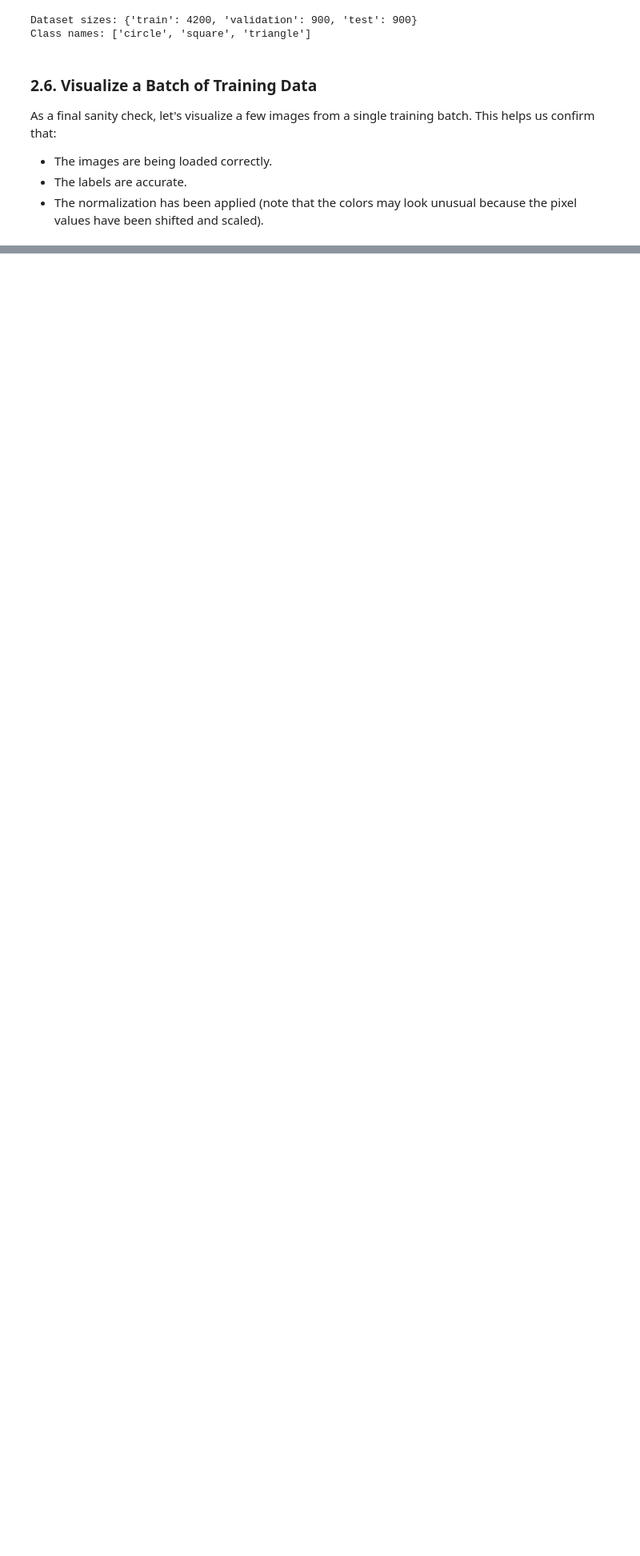
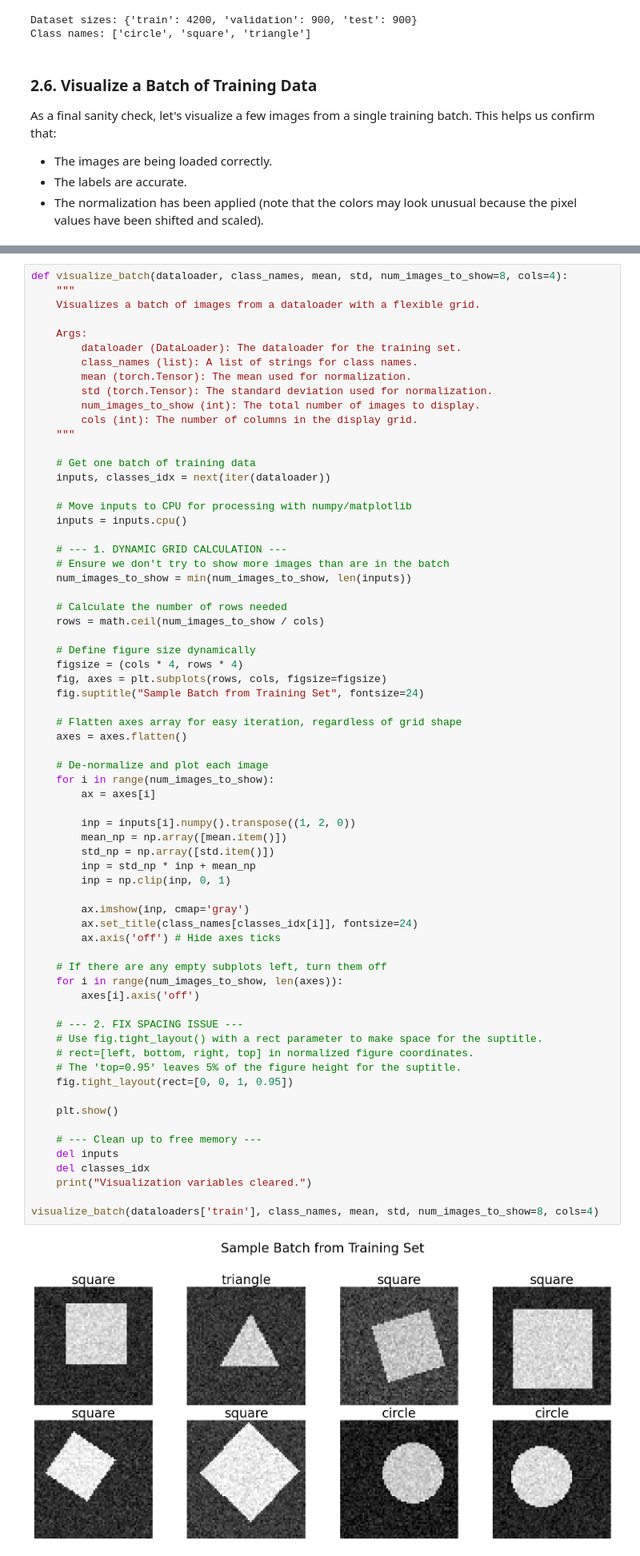
Before and after one commit to gildasZ/shape-classifier-pytorch, a Jupyter notebook: ShapeClassifier/Shape_Classifier.ipynb, the cells around one changed output, grey strips where cells are left out. Shown at 80% size. Saved outputs shown, nothing was run; the diff lists cells and outputs as text; blank space fills up the shorter version.

```diff
--- a/ShapeClassifier/Shape_Classifier.ipynb
+++ b/ShapeClassifier/Shape_Classifier.ipynb
@@ -371,0 +346,69 @@ imshow(out, title=[class_names[x] for x in classes_idx[:8]])
+# %%
+def visualize_batch(dataloader, class_names, mean, std, num_images_to_show=8, cols=4):
+    """
+    Visualizes a batch of images from a dataloader with a flexible grid.
+
+    Args:
+        dataloader (DataLoader): The dataloader for the training set.
+        class_names (list): A list of strings for class names.
+        mean (torch.Tensor): The mean used for normalization.
+        std (torch.Tensor): The standard deviation used for normalization.
+        num_images_to_show (int): The total number of images to display.
+        cols (int): The number of columns in the display grid.
+    """
+
+    # Get one batch of training data
+    inputs, classes_idx = next(iter(dataloader))
+
+    # Move inputs to CPU for processing with numpy/matplotlib
+    inputs = inputs.cpu()
+
+    # --- 1. DYNAMIC GRID CALCULATION ---
+    # Ensure we don't try to show more images than are in the batch
+    num_images_to_show = min(num_images_to_show, len(inputs))
+
+    # Calculate the number of rows needed
+    rows = math.ceil(num_images_to_show / cols)
+
+    # Define figure size dynamically
+    figsize = (cols * 4, rows * 4)
+    fig, axes = plt.subplots(rows, cols, figsize=figsize)
+    fig.suptitle("Sample Batch from Training Set", fontsize=24)
+
+    # Flatten axes array for easy iteration, regardless of grid shape
+    axes = axes.flatten()
+
+    # De-normalize and plot each image
+    for i in range(num_images_to_show):
+        ax = axes[i]
+
+        inp = inputs[i].numpy().transpose((1, 2, 0))
+        mean_np = np.array([mean.item()])
+        std_np = np.array([std.item()])
+        inp = std_np * inp + mean_np
+        inp = np.clip(inp, 0, 1)
+
+        ax.imshow(inp, cmap='gray')
+        ax.set_title(class_names[classes_idx[i]], fontsize=24)
+        ax.axis('off') # Hide axes ticks
+
+    # If there are any empty subplots left, turn them off
+    for i in range(num_images_to_show, len(axes)):
+        axes[i].axis('off')
+
+    # --- 2. FIX SPACING ISSUE ---
+    # Use fig.tight_layout() with a rect parameter to make space for the suptitle.
+    # rect=[left, bottom, right, top] in normalized figure coordinates.
+    # The 'top=0.95' leaves 5% of the figure height for the suptitle.
+    fig.tight_layout(rect=[0, 0, 1, 0.95])
+
+    plt.show()
+
+    # --- Clean up to free memory ---
+    del inputs
+    del classes_idx
+    print("Visualization variables cleared.")
+
+visualize_batch(dataloaders['train'], class_names, mean, std, num_images_to_show=8, cols=4)
+# %% [output]
+[figure, added]
```
Also changed, not shown: parts of 5 cells of this notebook, 1 other file.
